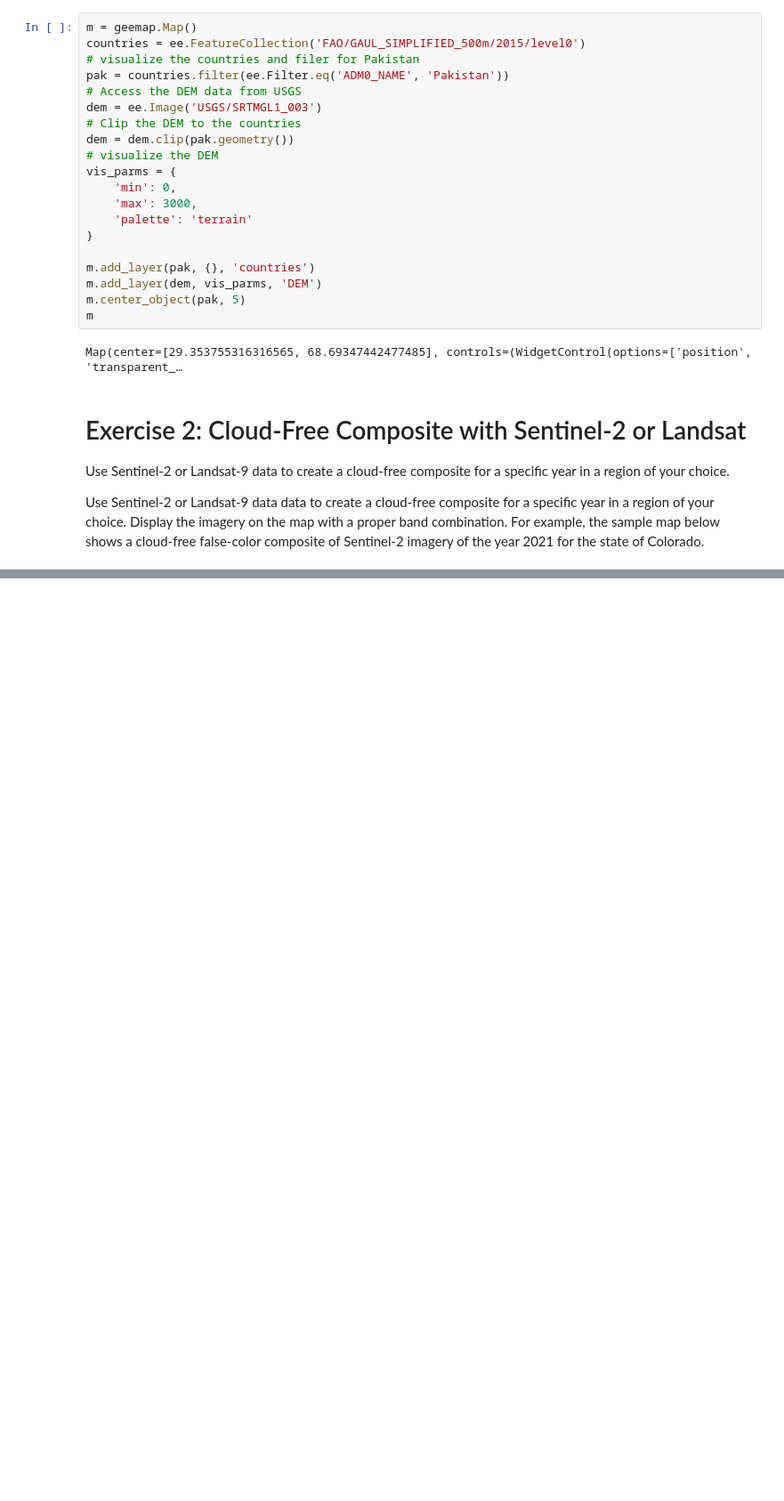
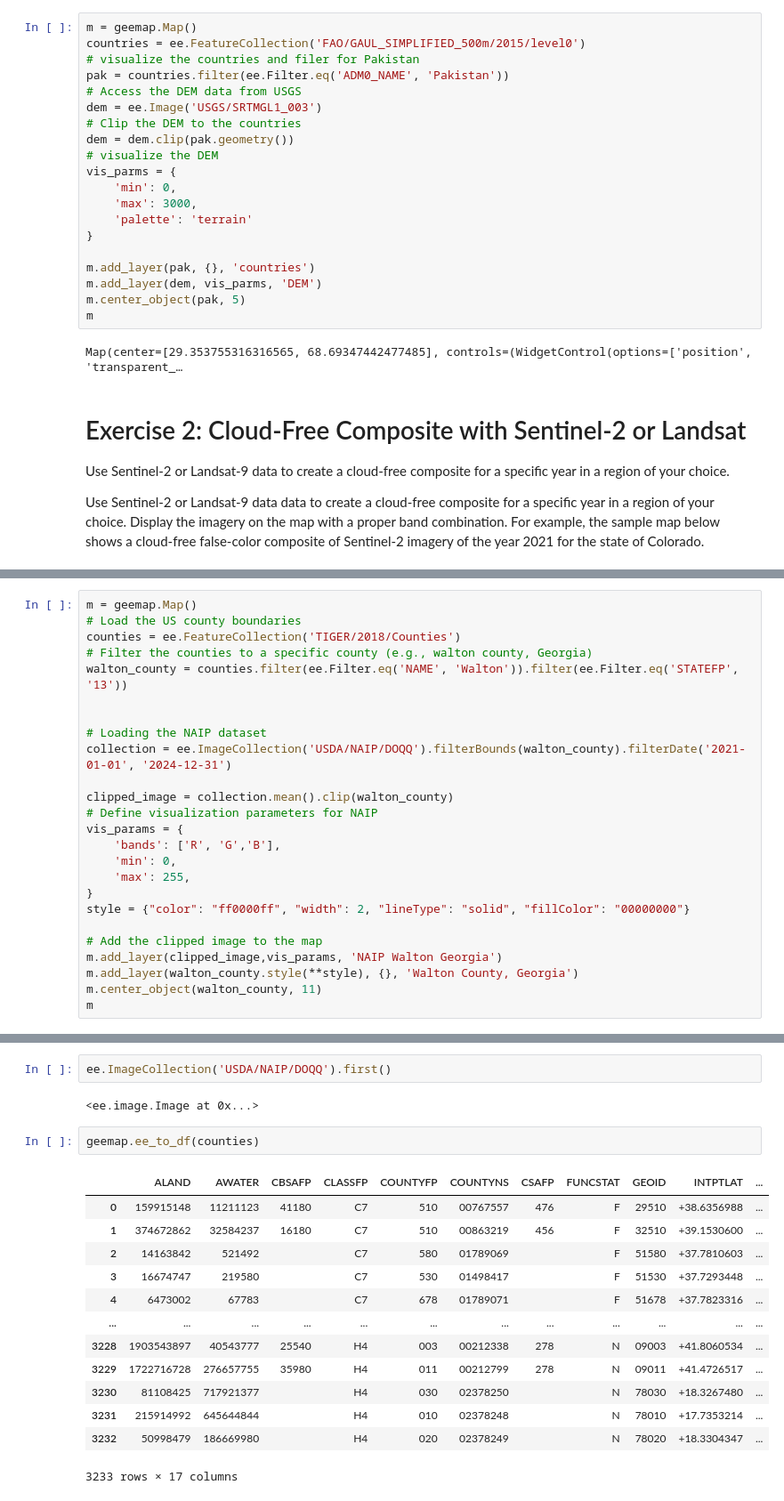
Before and after one commit to code4geoai/gee, a Jupyter notebook: Lab 9.ipynb, the cells around one changed output, grey strips where cells are left out. Shown at 89% size. Saved outputs shown, nothing was run; the diff lists cells and outputs as text; blank space fills up the shorter version.

```diff
--- a/Lab 9.ipynb
+++ b/Lab 9.ipynb
@@ -72,0 +68,25 @@ filtered_collection.first()
+# %%
+m = geemap.Map()
+# Load the US county boundaries
+counties = ee.FeatureCollection('TIGER/2018/Counties')
+# Filter the counties to a specific county (e.g., walton county, Georgia)
+walton_county = counties.filter(ee.Filter.eq('NAME', 'Walton')).filter(ee.Filter.eq('STATEFP', '13'))
+
+
+# Loading the NAIP dataset
+collection = ee.ImageCollection('USDA/NAIP/DOQQ').filterBounds(walton_county).filterDate('2021-01-01', '2024-12-31')
+
+clipped_image = collection.mean().clip(walton_county)
+# Define visualization parameters for NAIP
+vis_params = {
+    'bands': ['R', 'G','B'],
+    'min': 0,
+    'max': 255,
+}
+style = {"color": "ff0000ff", "width": 2, "lineType": "solid", "fillColor": "00000000"}
+
+# Add the clipped image to the map
+m.add_layer(clipped_image,vis_params, 'NAIP Walton Georgia')
+m.add_layer(walton_county.style(**style), {}, 'Walton County, Georgia')
+m.center_object(walton_county, 11)
+m
@@ -72,0 +116,20 @@ filtered_collection.first()
+# %%
+ee.ImageCollection('USDA/NAIP/DOQQ').first()
+# %% [output]
+<ee.image.Image at 0x...>
+# %%
+geemap.ee_to_df(counties)
+# %% [output]
+|  | ALAND | AWATER | CBSAFP | CLASSFP | COUNTYFP | COUNTYNS | CSAFP | FUNCSTAT | GEOID | INTPTLAT | ... |
+| 0 | 159915148 | 11211123 | 41180 | C7 | 510 | 00767557 | 476 | F | 29510 | +38.6356988 | ... |
+| 1 | 374672862 | 32584237 | 16180 | C7 | 510 | 00863219 | 456 | F | 32510 | +39.1530600 | ... |
+| 2 | 14163842 | 521492 |  | C7 | 580 | 01789069 |  | F | 51580 | +37.7810603 | ... |
+| 3 | 16674747 | 219580 |  | C7 | 530 | 01498417 |  | F | 51530 | +37.7293448 | ... |
+| 4 | 6473002 | 67783 |  | C7 | 678 | 01789071 |  | F | 51678 | +37.7823316 | ... |
+| ... | ... | ... | ... | ... | ... | ... | ... | ... | ... | ... | ... |
+| 3228 | 1903543897 | 40543777 | 25540 | H4 | 003 | 00212338 | 278 | N | 09003 | +41.8060534 | ... |
+| 3229 | 1722716728 | 276657755 | 35980 | H4 | 011 | 00212799 | 278 | N | 09011 | +41.4726517 | ... |
+| 3230 | 81108425 | 717921377 |  | H4 | 030 | 02378250 |  | N | 78030 | +18.3267480 | ... |
+| 3231 | 215914992 | 645644844 |  | H4 | 010 | 02378248 |  | N | 78010 | +17.7353214 | ... |
+| 3232 | 50998479 | 186669980 |  | H4 | 020 | 02378249 |  | N | 78020 | +18.3304347 | ... |
+3233 rows × 17 columns
```
Also changed, not shown: parts of 9 cells of this notebook, 6 other files.
